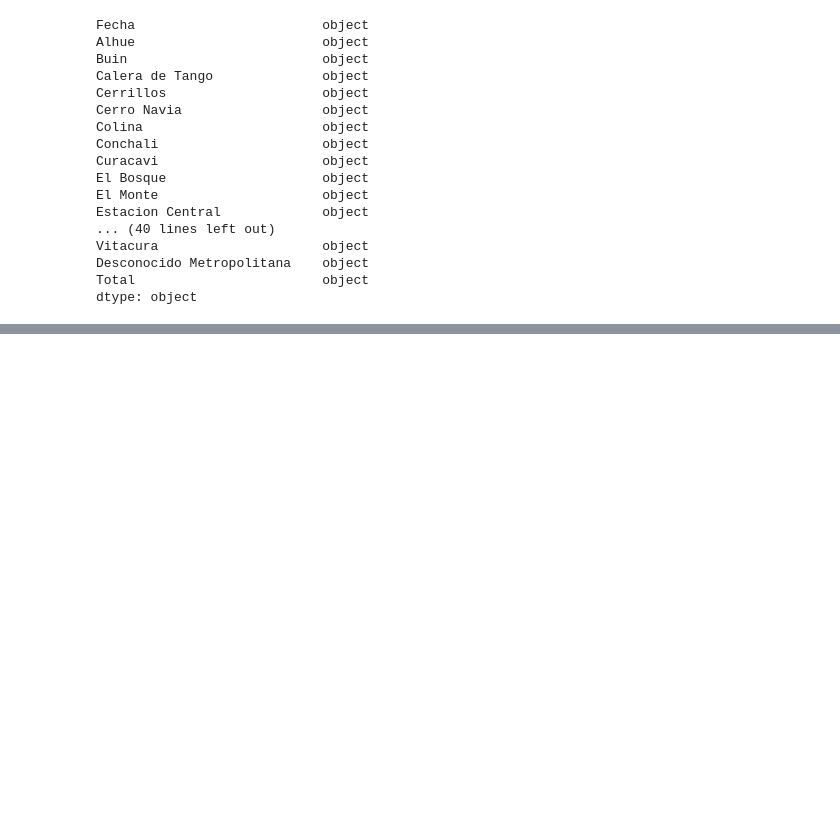
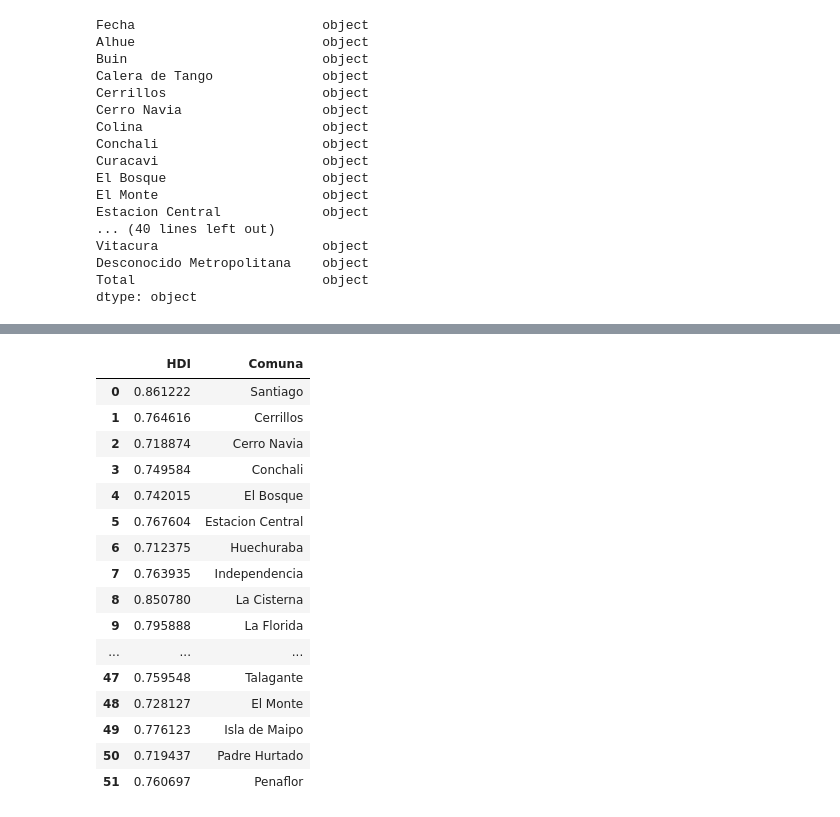
Before and after one commit to emiliopoblete/tareas, a Jupyter notebook: Tarea3.ipynb, the cells around one changed output, grey strips where cells are left out. Cells and saved outputs as stored; diff of their text form; code cells hidden in the pictures; blank space fills up the shorter version.

```diff
--- a/Tarea3.ipynb
+++ b/Tarea3.ipynb
@@ -83,0 +184,20 @@ fallecidos_comuna.resample('W', on='Fecha').sum()
+# %%
+idh
+# %% [output]
+|  | HDI | Comuna |
+| 0 | 0.861222 | Santiago |
+| 1 | 0.764616 | Cerrillos |
+| 2 | 0.718874 | Cerro Navia |
+| 3 | 0.749584 | Conchali |
+| 4 | 0.742015 | El Bosque |
+| 5 | 0.767604 | Estacion Central |
+| 6 | 0.712375 | Huechuraba |
+| 7 | 0.763935 | Independencia |
+| 8 | 0.850780 | La Cisterna |
+| 9 | 0.795888 | La Florida |
+| ... | ... | ... |
+| 47 | 0.759548 | Talagante |
+| 48 | 0.728127 | El Monte |
+| 49 | 0.776123 | Isla de Maipo |
+| 50 | 0.719437 | Padre Hurtado |
+| 51 | 0.760697 | Penaflor |
```
Also changed, not shown: parts of 29 cells of this notebook.
